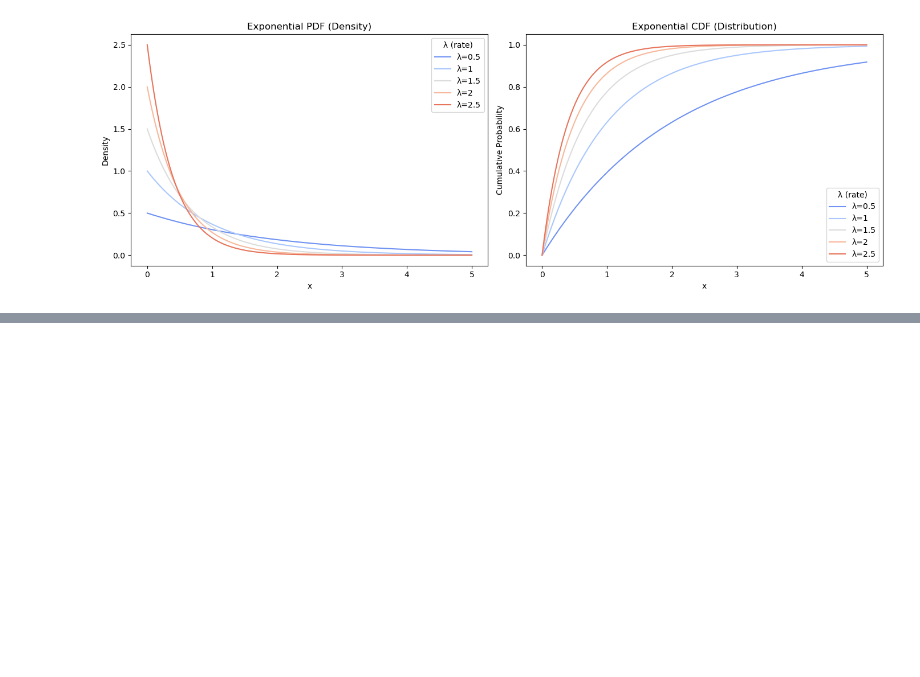
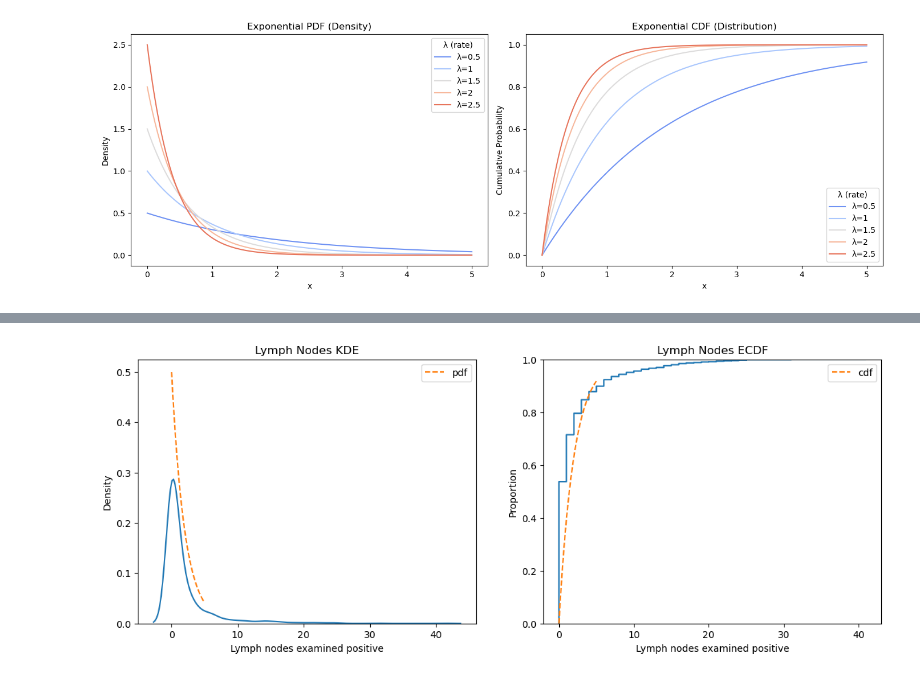
Before and after one commit to wnovak5/ds5030_HW, a Jupyter notebook: assignment_6.ipynb, the cells around one changed output, grey strips where cells are left out. Cells and saved outputs as stored; diff of their text form; code cells hidden in the pictures; blank space fills up the shorter version.

```diff
--- a/assignment_6.ipynb
+++ b/assignment_6.ipynb
@@ -418,0 +439,22 @@ AttributeError: 'nbinom_gen' object has no attribute 'pdf'
+# %%
+lymph_nodes = df['Lymph nodes examined positive'].dropna()
+
+l = 0.5
+mu = 0
+
+grid = np.linspace(0,5,400)
+
+## Plot the density and distribution
+pdf = sp.stats.expon.pdf(grid,loc=mu,scale=1/l)
+cdf = sp.stats.expon.cdf(grid,loc=mu,scale=1/l)
+
+fig, axes = plt.subplots(1,2,figsize=(14,5))
+sns.kdeplot(lymph_nodes,ax=axes[0])
+sns.lineplot(x=grid,y=pdf,ax=axes[0],label='pdf',linestyle='--')
+axes[0].set_title('Lymph Nodes KDE')
+sns.ecdfplot(lymph_nodes,ax=axes[1])
+sns.lineplot(x=grid,y=cdf,ax=axes[1],label='cdf',linestyle='--')
+axes[1].set_title('Lymph Nodes ECDF')
+plt.show()
+# %% [output]
+[figure, added]
```
Also changed, not shown: parts of 19 cells of this notebook.
